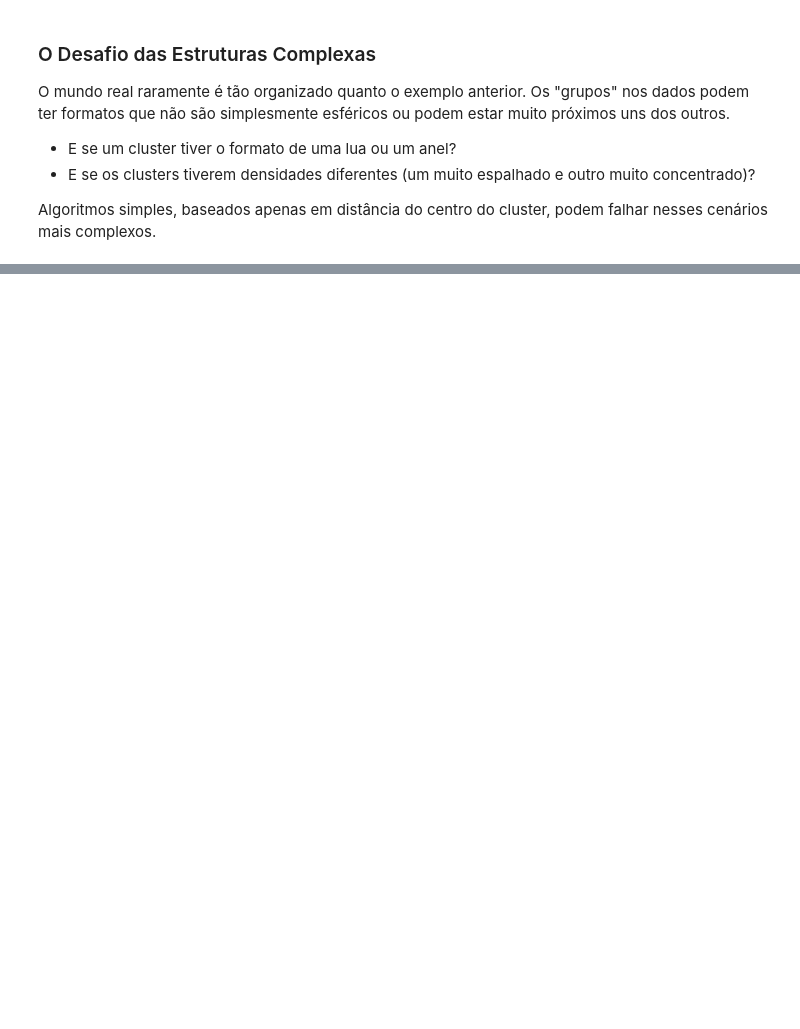
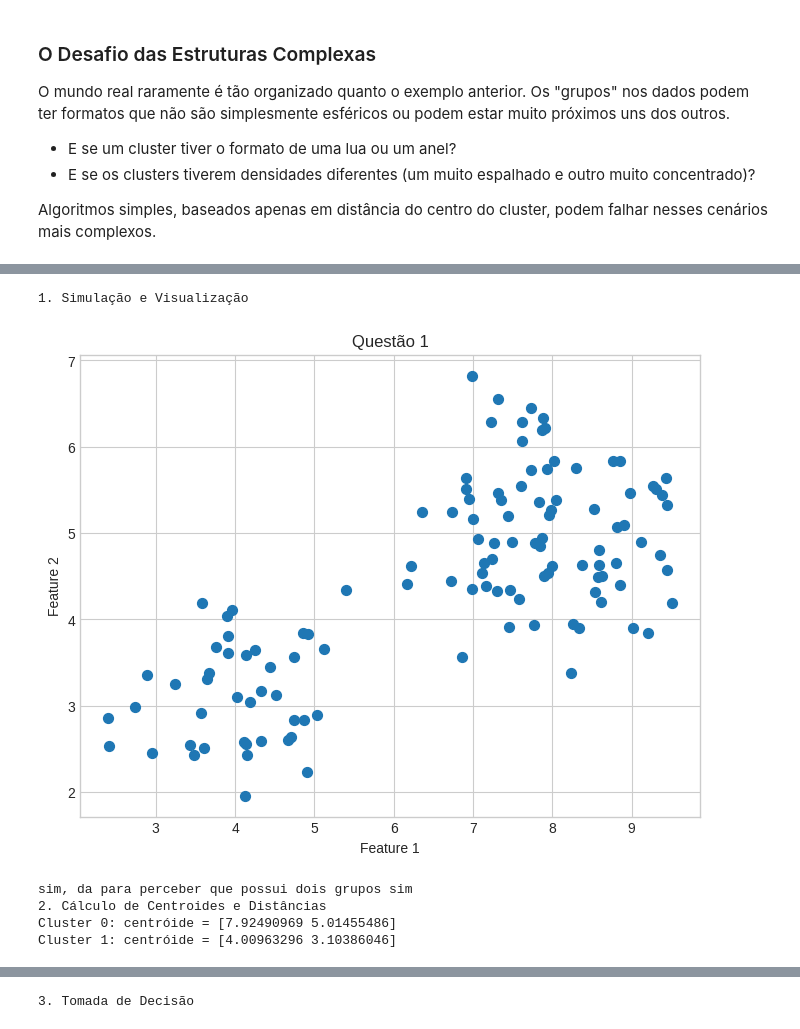
Before and after one commit to henriqueSpencer/machine-learning-nao-supervisionado, a Jupyter notebook: 01_Fundamentals.ipynb, the cells around one changed output, grey strips where cells are left out. Drawn from its saved outputs; the diff is of its cells as text; code cells hidden in the pictures; blank space fills up the shorter version.

```diff
--- a/01_Fundamentals.ipynb
+++ b/01_Fundamentals.ipynb
@@ -884,3 +1101,81 @@ Uma cooperativa de café usa uma máquina para classificar grãos com base em du
     $$
 
     d) Escreva uma função `classificar_ponto` que receba as coordenadas de um ponto e uma lista de centroides, calcule as distâncias e retorne o rótulo do cluster mais próximo (Alta ou Baixa Qualidade).
+# %%
+from sklearn.datasets import make_blobs
+
+print("1. Simulação e Visualização")
+X_blobs_a, y_blobs_a = make_blobs(n_samples=80, centers=[[8, 5]], cluster_std=0.8)
+X_blobs_b, y_blobs_b = make_blobs(n_samples=40, centers=[[4, 3]], cluster_std=0.6)
+
+X = np.vstack([X_blobs_a, X_blobs_b])
+# ajustando labels do b para nao ficar igual
+y_blobs_b = y_blobs_b + 1
+Y = np.hstack([y_blobs_a, y_blobs_b])
+
+# Plotando os dados
+plt.figure(figsize=(8, 6))
+#plt.scatter(X[:, 0], X[:, 1], c=Y, s=50, cmap='viridis')
+plt.scatter(X[:, 0], X[:, 1], s=50, cmap='viridis')
+plt.title('Questão 1')
+plt.xlabel('Feature 1')
+plt.ylabel('Feature 2')
+plt.grid(True)
+plt.show()
+
+print("sim, da para perceber que possui dois grupos sim")
+
+
+print("2. Cálculo de Centroides e Distâncias")
+centroids = []
+for cluster_id in np.unique(Y):
+    points = X[Y == cluster_id]
+    centroid = points.mean(axis=0)
+    centroids.append(centroid)
+    print(f"Cluster {cluster_id}: centróide = {centroid}")
+
+# Convertendo para array para usar em visualizações
+centroids = np.array(centroids)
+
+plt.figure(figsize=(8, 6))
+plt.scatter(X[:, 0], X[:, 1], c=Y, s=50, cmap='viridis')
+plt.scatter(centroids[:, 0], centroids[:, 1], c='red', s=200, marker='X', label='Centróides')
+plt.title('Questão 2')
+plt.xlabel('Feature 1')
+plt.ylabel('Feature 2')
+plt.grid(True)
+plt.show()
+
+
+print("3. Tomada de Decisão")
+novo_grao= np.array([7.5, 4.8])
+
+plt.figure(figsize=(8, 6))
+plt.scatter(X[:, 0], X[:, 1], c=Y, s=50, cmap='viridis')
+plt.scatter(novo_grao[0], novo_grao[1], c='red', s=200, marker='X', label='Novo grão')
+plt.title('Questão 3')
+plt.xlabel('Feature 1')
+plt.ylabel('Feature 2')
+plt.grid(True)
+plt.show()
+
+d1 = np.linalg.norm(novo_grao-centroids[0])
+d2 = np.linalg.norm(novo_grao-centroids[1])
+print("distancia do novo ponto a cada centroide: ", "\nCentroide1: ",d1, "\nCentroide 2: ",d2)
+
+def classifica_grao(grao, centroides):
+  ind_ret =0
+  dist_ret = float("inf")
+  for index, cent in enumerate(centroides):
+    dist = np.linalg.norm(grao-cent)
+    if dist< dist_ret:
+      dist_ret= dist
+      ind_ret= index
+  return ind_ret
+# %% [output]
+1. Simulação e Visualização
+[figure, added]
+sim, da para perceber que possui dois grupos sim
+2. Cálculo de Centroides e Distâncias
+Cluster 0: centróide = [7.92490969 5.01455486]
+Cluster 1: centróide = [4.00963296 3.10386046]
@@ -886,0 +1183 @@ Uma cooperativa de café usa uma máquina para classificar grãos com base em du
+3. Tomada de Decisão
```
Also changed, not shown: parts of 30 cells of this notebook.
